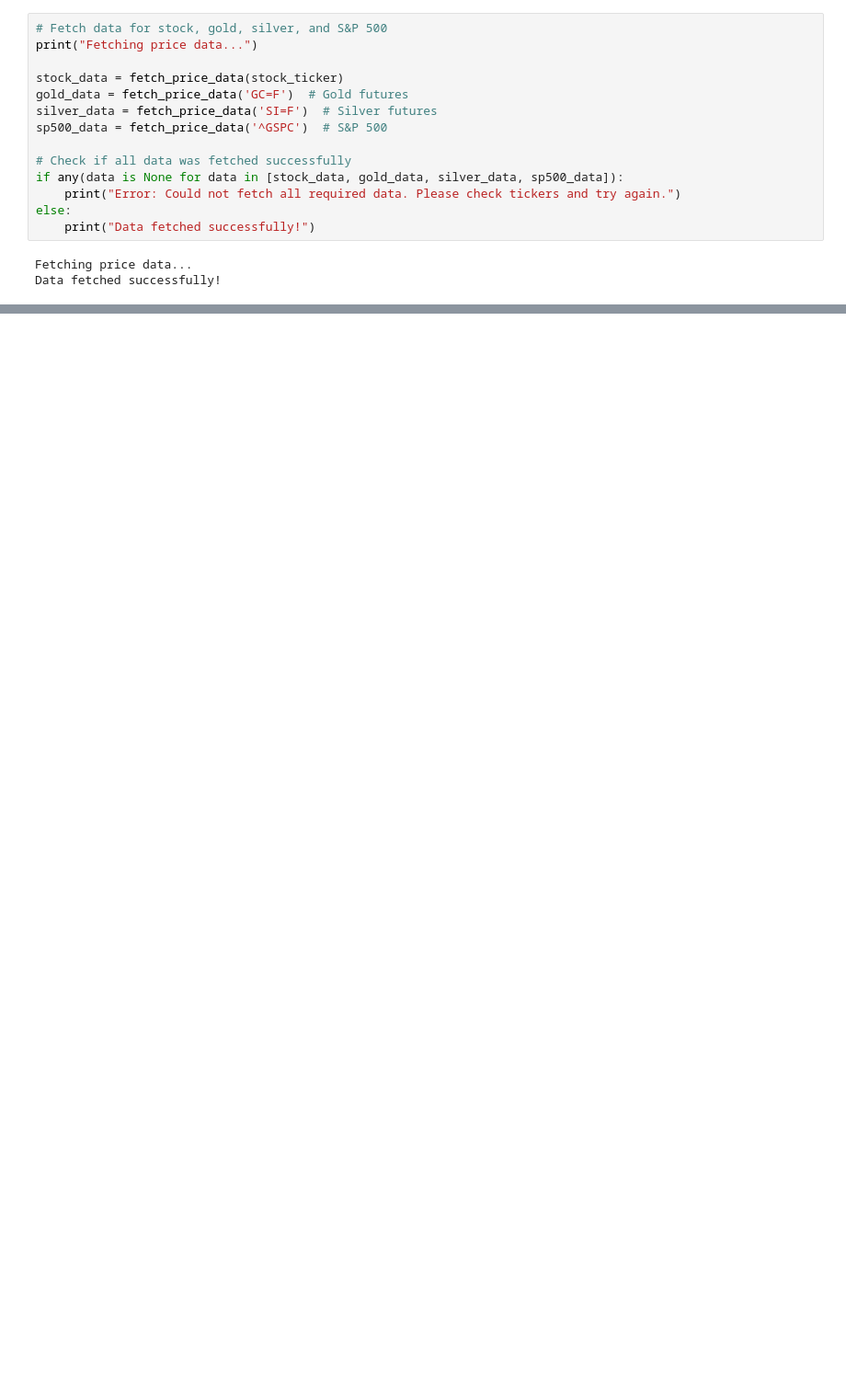
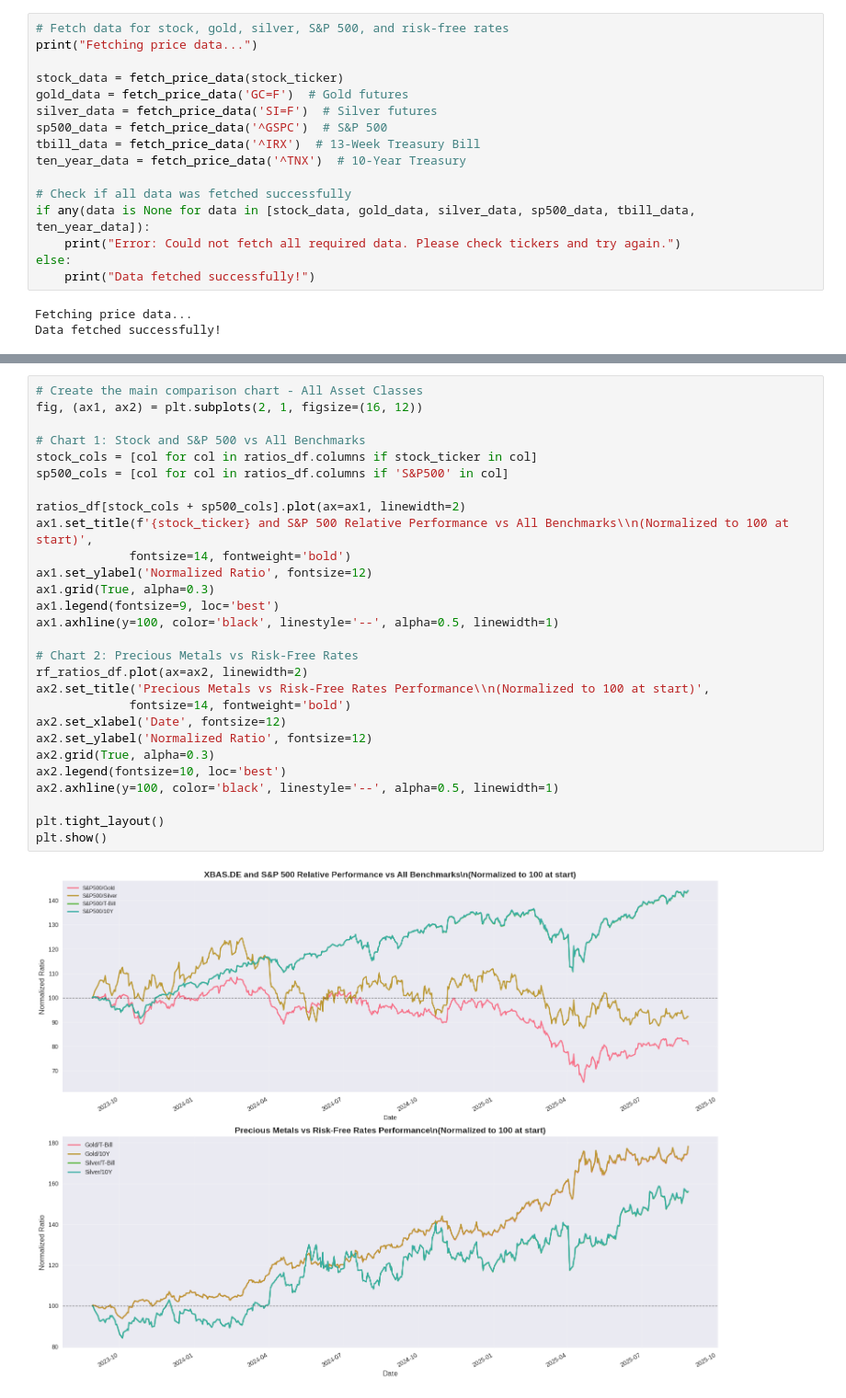
Before and after one commit to sweisser/financial-jupyter-notebooks, a Jupyter notebook: stock_precious_metals_analysis.ipynb, the cells around one changed output, grey strips where cells are left out. Shown: that part at 92% size. Saved outputs shown, nothing was run; the diff lists cells and outputs as text; blank space fills up the shorter version.

Commit message:
Adds treasury rates as comparison

```diff
--- a/stock_precious_metals_analysis.ipynb
+++ b/stock_precious_metals_analysis.ipynb
@@ -42,14 +42,16 @@ Analyzing MSFT...
 # %%
-# Fetch data for stock, gold, silver, and S&P 500
+# Fetch data for stock, gold, silver, S&P 500, and risk-free rates
 print("Fetching price data...")
 
 stock_data = fetch_price_data(stock_ticker)
 gold_data = fetch_price_data('GC=F')  # Gold futures
 silver_data = fetch_price_data('SI=F')  # Silver futures
 sp500_data = fetch_price_data('^GSPC')  # S&P 500
+tbill_data = fetch_price_data('^IRX')  # 13-Week Treasury Bill
+ten_year_data = fetch_price_data('^TNX')  # 10-Year Treasury
 
 # Check if all data was fetched successfully
-if any(data is None for data in [stock_data, gold_data, silver_data, sp500_data]):
+if any(data is None for data in [stock_data, gold_data, silver_data, sp500_data, tbill_data, ten_year_data]):
     print("Error: Could not fetch all required data. Please check tickers and try again.")
 else:
     print("Data fetched successfully!")
@@ -112 +210,31 @@ plt.show()
+# %%
+# Create the main comparison chart - All Asset Classes
+fig, (ax1, ax2) = plt.subplots(2, 1, figsize=(16, 12))
+
+# Chart 1: Stock and S&P 500 vs All Benchmarks
+stock_cols = [col for col in ratios_df.columns if stock_ticker in col]
+sp500_cols = [col for col in ratios_df.columns if 'S&P500' in col]
+
+ratios_df[stock_cols + sp500_cols].plot(ax=ax1, linewidth=2)
+ax1.set_title(f'{stock_ticker} and S&P 500 Relative Performance vs All Benchmarks\\n(Normalized to 100 at start)',
+             fontsize=14, fontweight='bold')
+ax1.set_ylabel('Normalized Ratio', fontsize=12)
+ax1.grid(True, alpha=0.3)
+ax1.legend(fontsize=9, loc='best')
+ax1.axhline(y=100, color='black', linestyle='--', alpha=0.5, linewidth=1)
+
+# Chart 2: Precious Metals vs Risk-Free Rates
+rf_ratios_df.plot(ax=ax2, linewidth=2)
+ax2.set_title('Precious Metals vs Risk-Free Rates Performance\\n(Normalized to 100 at start)',
+             fontsize=14, fontweight='bold')
+ax2.set_xlabel('Date', fontsize=12)
+ax2.set_ylabel('Normalized Ratio', fontsize=12)
+ax2.grid(True, alpha=0.3)
+ax2.legend(fontsize=10, loc='best')
+ax2.axhline(y=100, color='black', linestyle='--', alpha=0.5, linewidth=1)
+
+plt.tight_layout()
+plt.show()
+# %% [output]
+[figure, added]
 # %%
```
Also changed, not shown: parts of 11 cells of this notebook.
